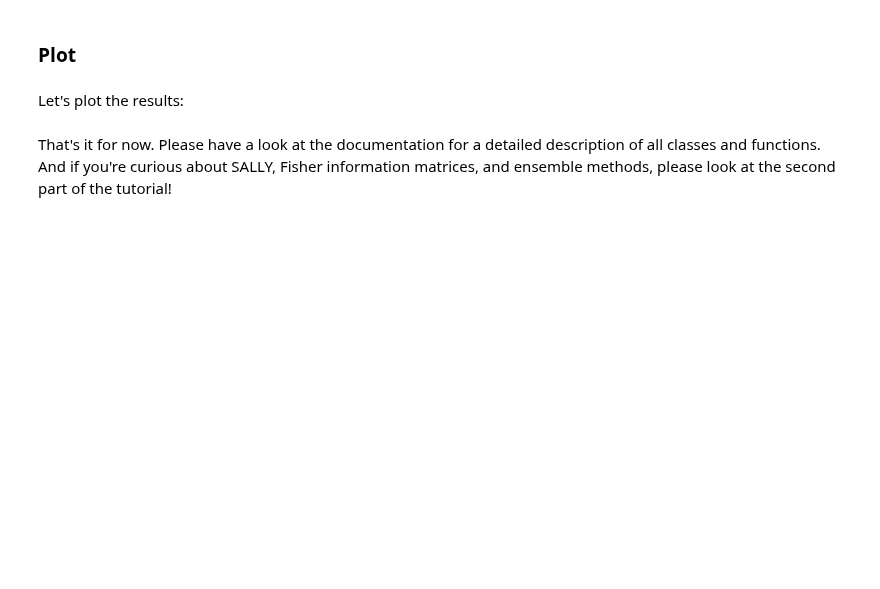
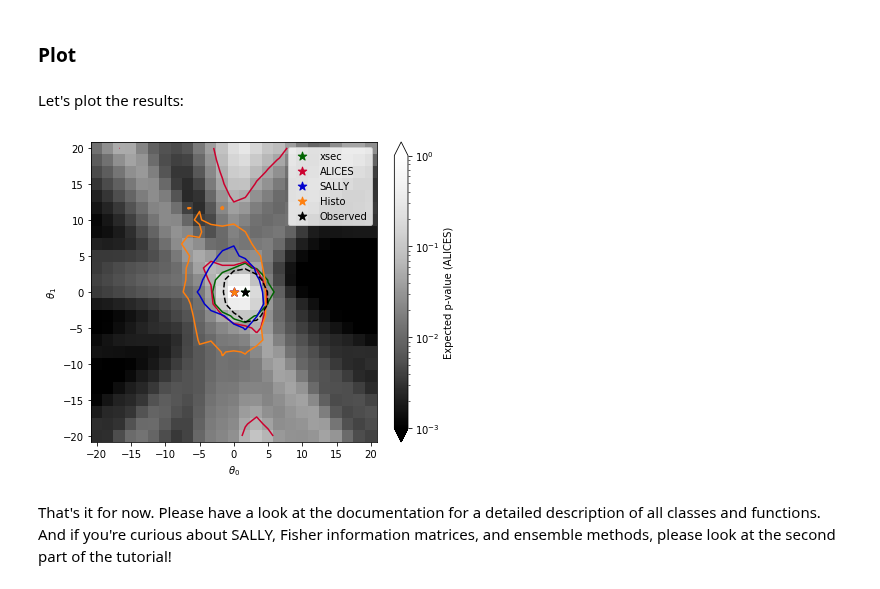
Before and after one commit to madminer-tool/madminer, a Jupyter notebook: examples/tutorial_parton_level/1_from_cards_to_likelihood_ratio.ipynb, the cells around one changed output. Drawn from its saved outputs; the diff is of its cells as text; code cells hidden in the pictures; blank space fills up the shorter version.

```diff
--- a/examples/tutorial_parton_level/1_from_cards_to_likelihood_ratio.ipynb
+++ b/examples/tutorial_parton_level/1_from_cards_to_likelihood_ratio.ipynb
@@ -566,7 +566,7 @@ Note that these limits include both rate and kinematic information (the neural n
 Let's try both:
 # %%
 theta_min, theta_max = -20., 20.
-resolution = 51
+resolution = 25
 # %% [markdown]
 ### Expected limits with different analysis methods
 # %%
@@ -672,24 +702,24 @@ centers = np.linspace(theta_min, theta_max, resolution)
 fig = plt.figure(figsize=(6,5))
 ax = plt.gca()
 
-cmin, cmax = 1.e-4, 1.
+cmin, cmax = 1.e-3, 1.
 
 pcm = ax.pcolormesh(
-    edges, edges, p_values_expected_xsec.reshape((resolution, resolution)),
+    edges, edges, p_values_expected_ml.reshape((resolution, resolution)),
     norm=matplotlib.colors.LogNorm(vmin=cmin, vmax=cmax),
-    cmap='viridis'
+    cmap='Greys_r'
 )
 cbar = fig.colorbar(pcm, ax=ax, extend='both')
 
 plt.contour(
+    centers, centers, p_values_expected_xsec.reshape((resolution, resolution)),
+    levels=[0.05],
+    linestyles='-', colors='darkgreen'
+)
+plt.contour(
     centers, centers, p_values_expected_ml.reshape((resolution, resolution)),
     levels=[0.05],
     linestyles='-', colors='#CC002E'
-)
-plt.contour(
-    centers, centers, p_values_expected_xsec.reshape((resolution, resolution)),
-    levels=[0.05],
-    linestyles='-', colors='white'
 )
 plt.contour(
     centers, centers, p_values_expected_sally.reshape((resolution, resolution)),
@@ -700,39 +730,48 @@ plt.contour(
     centers, centers, p_values_expected_histo.reshape((resolution, resolution)),
     levels=[0.05],
     linestyles='-', colors='C1'
 )
 plt.contour(
     centers, centers, p_values_observed.reshape((resolution, resolution)),
     levels=[0.05],
-    linestyles='-', colors='black'
+    linestyles='--', colors='black'
 )
 
 plt.scatter(
     theta_grid[best_fit_expected_xsec][0], theta_grid[best_fit_expected_xsec][1],
-    s=80., color='white', marker='*'
+    s=80., color='darkgreen', marker='*',
+    label="xsec"
 )
 plt.scatter(
     theta_grid[best_fit_expected_ml][0], theta_grid[best_fit_expected_ml][1],
-    s=80., color='#CC002E', marker='*'
+    s=80., color='#CC002E', marker='*',
+    label="ALICES"
 )
 plt.scatter(
     theta_grid[best_fit_expected_sally][0], theta_grid[best_fit_expected_sally][1],
-    s=80., color='mediumblue', marker='*'
+    s=80., color='mediumblue', marker='*',
+    label="SALLY"
 )
 plt.scatter(
     theta_grid[best_fit_expected_histo][0], theta_grid[best_fit_expected_histo][1],
-    s=80., color='C1', marker='*'
+    s=80., color='C1', marker='*',
+    label="Histo"
 )
 plt.scatter(
     theta_grid[best_fit_observed][0], theta_grid[best_fit_observed][1],
-    s=80., color='black', marker='*'
+    s=80., color='black', marker='*',
+    label="Observed"
 )
+
+plt.legend()
 
 plt.xlabel(r'$\theta_0$')
 plt.ylabel(r'$\theta_1$')
-cbar.set_label('Expected p-value')
+cbar.set_label('Expected p-value (ALICES)')
 
 plt.tight_layout()
 plt.show()
+# %% [output]
+[figure, added]
 # %% [markdown]
 That's it for now. Please have a look at the documentation for a detailed description of all classes and functions. And if you're curious about SALLY, Fisher information matrices, and ensemble methods, please look at the second part of the tutorial!
```
Also changed, not shown: parts of 7 cells of this notebook, 1 other file.
